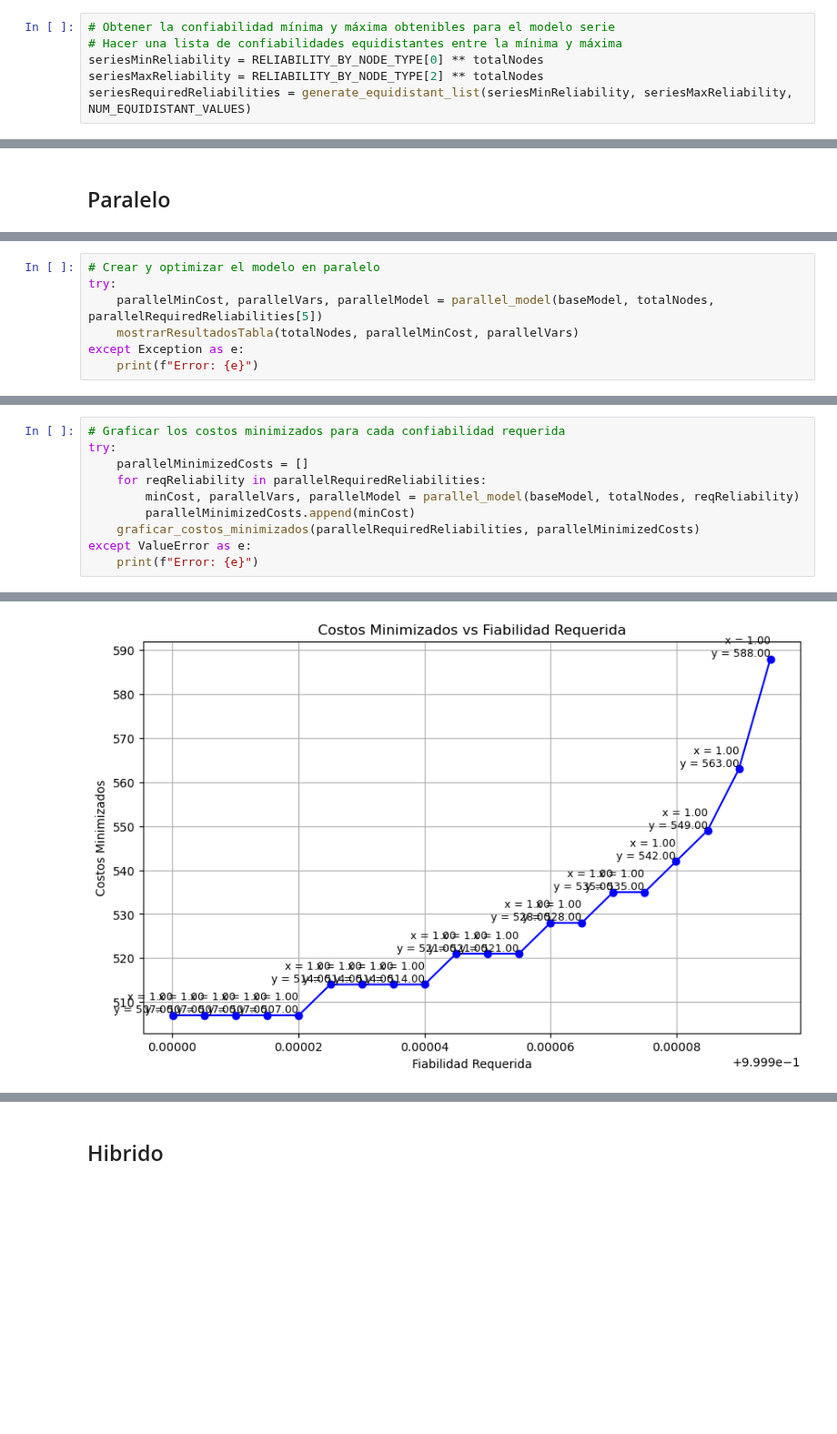
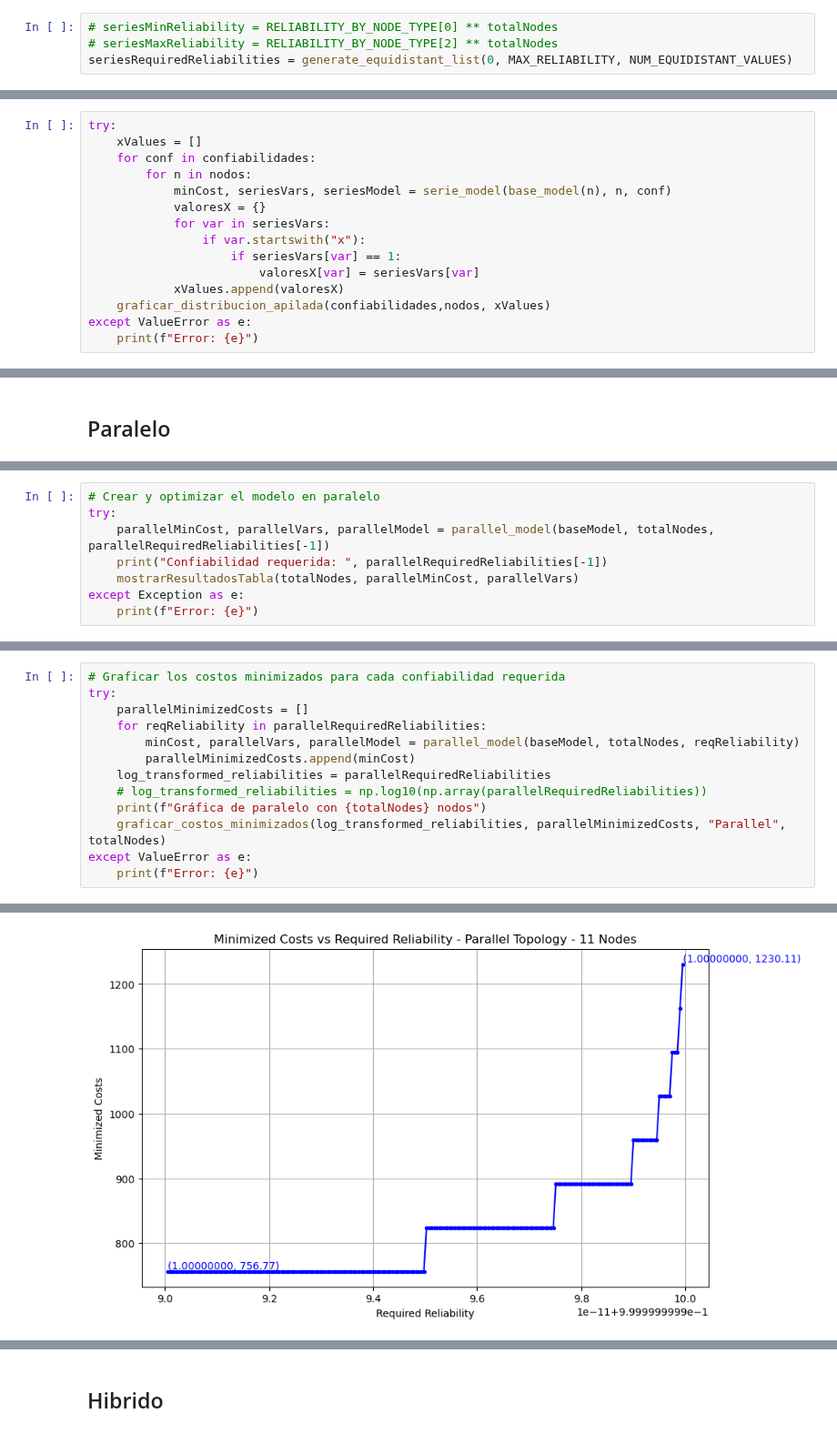
Before and after one commit to danielpuliche/optimization_model, a Jupyter notebook: main.ipynb, the cells around one changed output, grey strips where cells are left out. Shown at 91% size. Cells and saved outputs as stored; diff of their text form; blank space fills up the shorter version.

```diff
--- a/main.ipynb
+++ b/main.ipynb
@@ -20,6 +24,4 @@ Restricted license - for non-production use only - expires 2026-11-23
 # %%
-# Obtener la confiabilidad mínima y máxima obtenibles para el modelo serie
-# Hacer una lista de confiabilidades equidistantes entre la mínima y máxima
-seriesMinReliability = RELIABILITY_BY_NODE_TYPE[0] ** totalNodes
-seriesMaxReliability = RELIABILITY_BY_NODE_TYPE[2] ** totalNodes
-seriesRequiredReliabilities = generate_equidistant_list(seriesMinReliability, seriesMaxReliability, NUM_EQUIDISTANT_VALUES)
+# seriesMinReliability = RELIABILITY_BY_NODE_TYPE[0] ** totalNodes
+# seriesMaxReliability = RELIABILITY_BY_NODE_TYPE[2] ** totalNodes
+seriesRequiredReliabilities = generate_equidistant_list(0, MAX_RELIABILITY, NUM_EQUIDISTANT_VALUES)
@@ -128,0 +107,15 @@ grafico_costo_vs_cantidad_nodos_general(costosSerie)
+# %%
+try:
+	xValues = []
+	for conf in confiabilidades:
+		for n in nodos:
+			minCost, seriesVars, seriesModel = serie_model(base_model(n), n, conf)
+			valoresX = {}
+			for var in seriesVars:
+				if var.startswith("x"):
+					if seriesVars[var] == 1:
+						valoresX[var] = seriesVars[var]
+			xValues.append(valoresX)
+	graficar_distribucion_apilada(confiabilidades,nodos, xValues)
+except ValueError as e:
+	print(f"Error: {e}")
@@ -137,8 +153,9 @@ parallelRequiredReliabilities = generate_equidistant_list(parallelMinReliability
 # %%
 # Crear y optimizar el modelo en paralelo
 try:
-    parallelMinCost, parallelVars, parallelModel = parallel_model(baseModel, totalNodes, parallelRequiredReliabilities[5])
-    mostrarResultadosTabla(totalNodes, parallelMinCost, parallelVars)
+	parallelMinCost, parallelVars, parallelModel = parallel_model(baseModel, totalNodes, parallelRequiredReliabilities[-1])
+	print("Confiabilidad requerida: ", parallelRequiredReliabilities[-1])
+	mostrarResultadosTabla(totalNodes, parallelMinCost, parallelVars)
 except Exception as e:
-    print(f"Error: {e}")
+	print(f"Error: {e}")
 # %% [output]
@@ -162,11 +179,14 @@ Nodos activos (x):
 # %%
 # Graficar los costos minimizados para cada confiabilidad requerida
 try:
-    parallelMinimizedCosts = []
-    for reqReliability in parallelRequiredReliabilities:
-        minCost, parallelVars, parallelModel = parallel_model(baseModel, totalNodes, reqReliability)
-        parallelMinimizedCosts.append(minCost)
-    graficar_costos_minimizados(parallelRequiredReliabilities, parallelMinimizedCosts)
+	parallelMinimizedCosts = []
+	for reqReliability in parallelRequiredReliabilities:
+		minCost, parallelVars, parallelModel = parallel_model(baseModel, totalNodes, reqReliability)
+		parallelMinimizedCosts.append(minCost)
+	log_transformed_reliabilities = parallelRequiredReliabilities
+	# log_transformed_reliabilities = np.log10(np.array(parallelRequiredReliabilities))
+	print(f"Gráfica de paralelo con {totalNodes} nodos")
+	graficar_costos_minimizados(log_transformed_reliabilities, parallelMinimizedCosts, "Parallel", totalNodes)
 except ValueError as e:
-    print(f"Error: {e}")
+	print(f"Error: {e}")
 # %% [output]
@@ -173 +194 @@ except ValueError as e:
-[figure, old version]
+[figure, new version]
```
Also changed, not shown: parts of 26 cells of this notebook, 27 other files.
